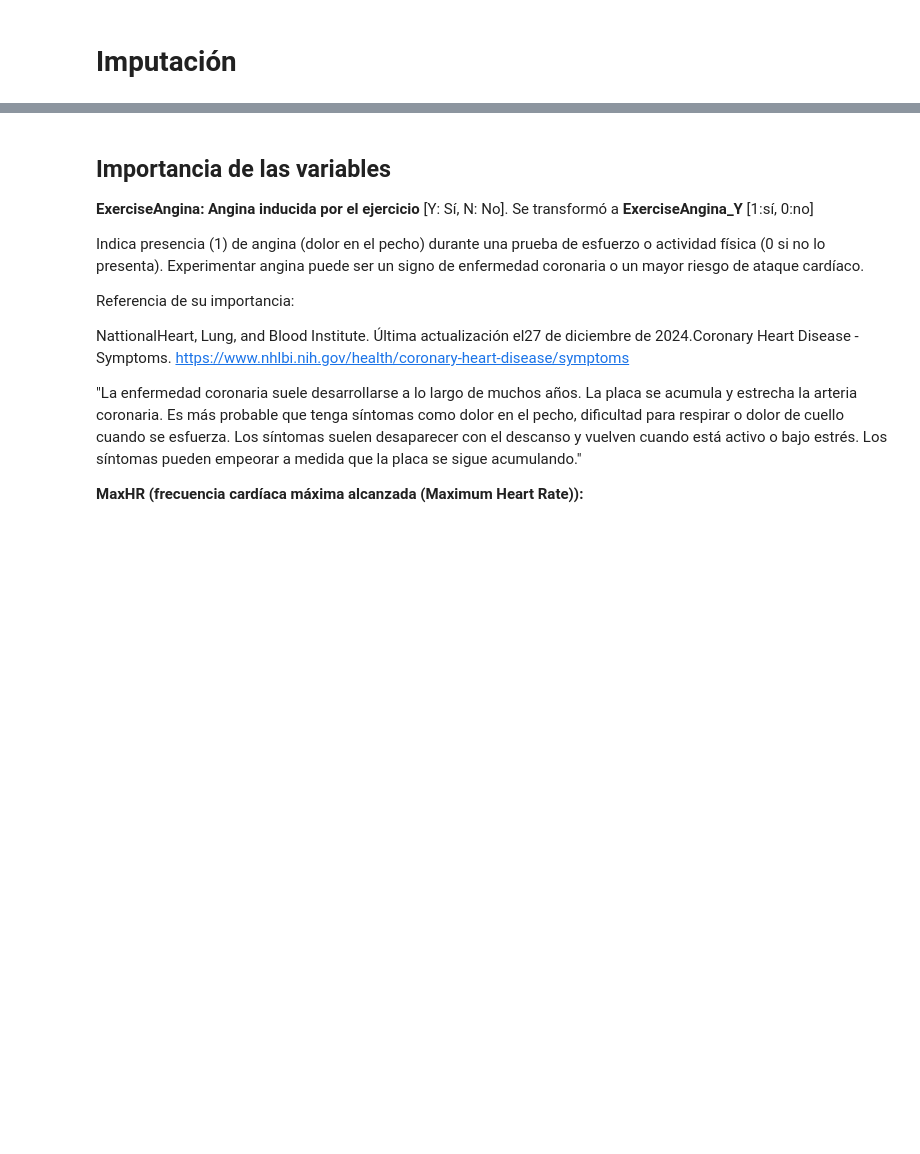
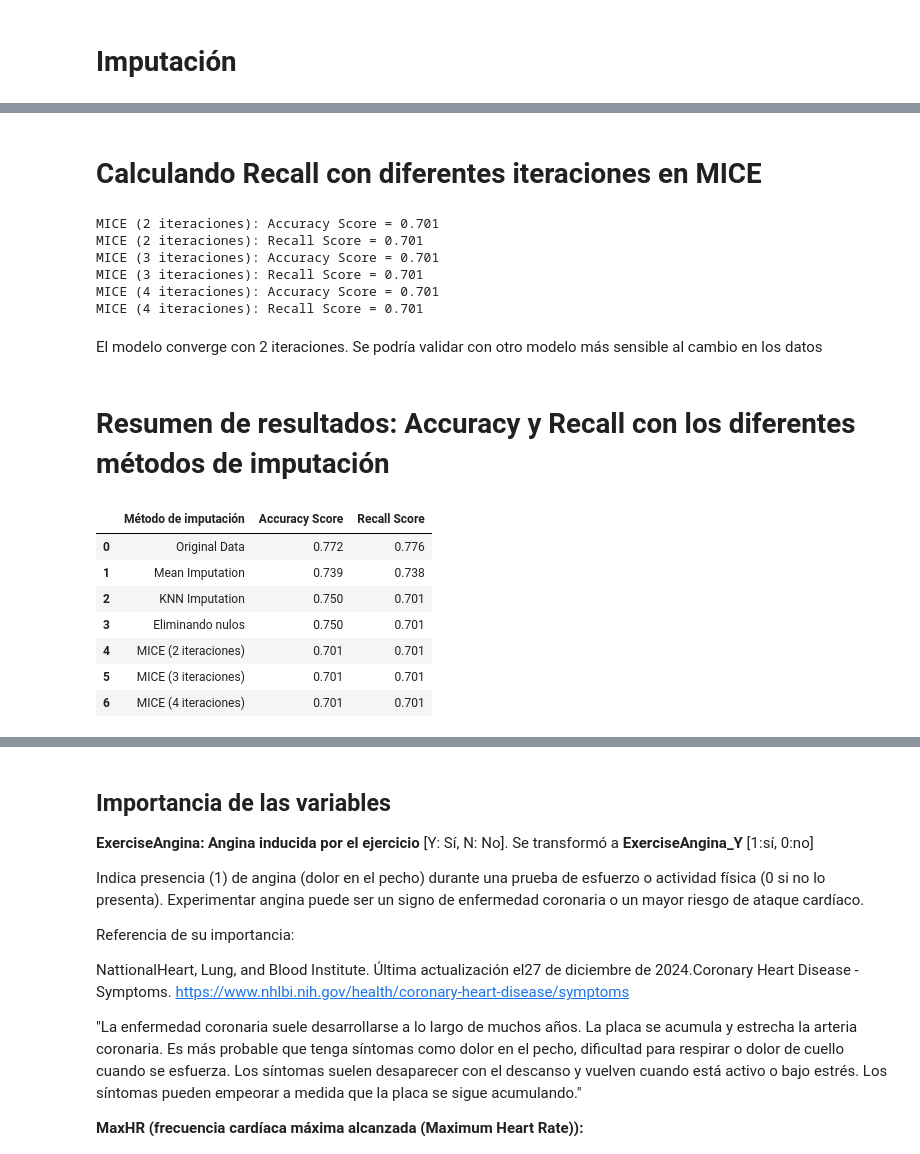
Before and after one commit to DiegoAlv9423/Taller_3_EDA, a Jupyter notebook: Taller_3_Análisis_bivariado.ipynb, the cells around one changed output, grey strips where cells are left out. Drawn from its saved outputs; the diff is of its cells as text; code cells hidden in the pictures; blank space fills up the shorter version.

```diff
--- a/Taller_3_Análisis_bivariado.ipynb
+++ b/Taller_3_Análisis_bivariado.ipynb
@@ -145,0 +283,64 @@ Para este análisis seleccinaremos las dos variables distintas de mayor correlac
+# %% [markdown]
+# Calculando Recall con diferentes iteraciones en MICE
+# %%
+# prompt: Imputar df con mice, conn cuatro números diferentes de iteraciones. Calcular recall y accuracy para un modelo DecisionTreeClassifier
+
+# Importar la librería para MICE
+from sklearn.experimental import enable_iterative_imputer
+from sklearn.impute import IterativeImputer
+
+# Lista para almacenar los resultados
+results_mice = []
+
+# Iterar con diferentes números de iteraciones para MICE
+for n_iter in [2,3,4]:
+    # Crear el pipeline con MICE
+    pipeline_mice = Pipeline([
+        ('imputer', IterativeImputer(max_iter=n_iter, random_state=0)),
+        ('model', DecisionTreeClassifier(random_state=42))
+    ])
+
+    # Ajustar el modelo con el pipeline de MICE
+    pipeline_mice.fit(X_train, y_train)
+    y_pred_mice = pipeline_mice.predict(X_test)
+    score_mice = metrics.accuracy_score(y_test, y_pred_mice)
+    recall_mice = recall_score(y_test, y_pred_mice)
+
+    # Guardar los resultados
+    results_mice.append({
+        'n_iter': n_iter,
+        'Accuracy': score_mice,
+        'Recall': recall_mice
+    })
+
+    print(f'MICE ({n_iter} iteraciones): Accuracy Score = {score_mice:.3f}')
+    print(f'MICE ({n_iter} iteraciones): Recall Score = {recall_mice:.3f}')
+# %% [output]
+MICE (2 iteraciones): Accuracy Score = 0.701
+MICE (2 iteraciones): Recall Score = 0.701
+MICE (3 iteraciones): Accuracy Score = 0.701
+MICE (3 iteraciones): Recall Score = 0.701
+MICE (4 iteraciones): Accuracy Score = 0.701
+MICE (4 iteraciones): Recall Score = 0.701
+# %% [markdown]
+El modelo converge con 2 iteraciones. Se podría validar con otro modelo más sensible al cambio en los datos
+# %% [markdown]
+# Resumen de resultados: Accuracy y Recall con los diferentes métodos de imputación
+# %%
+data = {
+    'Método de imputación': ['Original Data', 'Mean Imputation', 'KNN Imputation', 'Eliminando nulos', 'MICE (2 iteraciones)', 'MICE (3 iteraciones)', 'MICE (4 iteraciones)'],
+    'Accuracy Score': [0.772, 0.739, 0.750, 0.750, 0.701, 0.701, 0.701],
+    'Recall Score': [0.776, 0.738, 0.701, 0.701, 0.701, 0.701, 0.701]
+}
+
+df_results = pd.DataFrame(data)
+df_results
+# %% [output]
+|  | Método de imputación | Accuracy Score | Recall Score |
+| 0 | Original Data | 0.772 | 0.776 |
+| 1 | Mean Imputation | 0.739 | 0.738 |
+| 2 | KNN Imputation | 0.750 | 0.701 |
+| 3 | Eliminando nulos | 0.750 | 0.701 |
+| 4 | MICE (2 iteraciones) | 0.701 | 0.701 |
+| 5 | MICE (3 iteraciones) | 0.701 | 0.701 |
+| 6 | MICE (4 iteraciones) | 0.701 | 0.701 |
```
Also changed, not shown: parts of 12 cells of this notebook.
